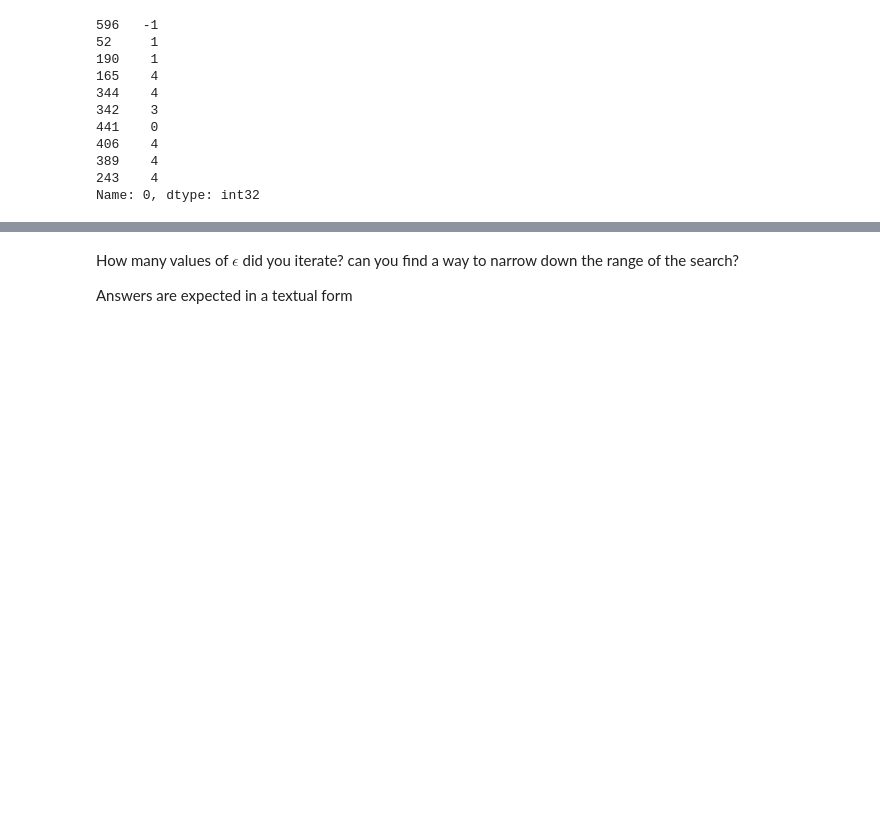
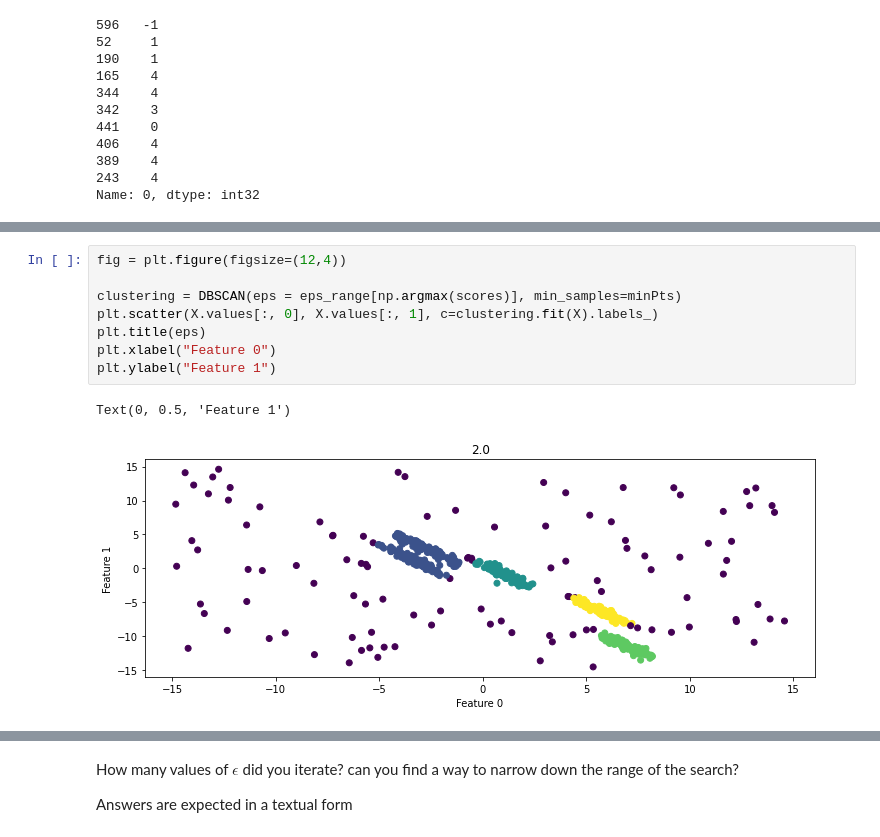
Before and after one commit to Shuaf98/y-data, a Jupyter notebook: ydata_unsupervised_learning/lecture2_advanced_clustering/HW2_Shua_hier_and_dbscan.ipynb, the cells around one changed output, grey strips where cells are left out. Drawn from its saved outputs; the diff is of its cells as text; blank space fills up the shorter version.

```diff
--- a/ydata_unsupervised_learning/lecture2_advanced_clustering/HW2_Shua_hier_and_dbscan.ipynb
+++ b/ydata_unsupervised_learning/lecture2_advanced_clustering/HW2_Shua_hier_and_dbscan.ipynb
@@ -424 +451,12 @@ Name: 0, dtype: int32
+# %%
+fig = plt.figure(figsize=(12,4))
+
+clustering = DBSCAN(eps = eps_range[np.argmax(scores)], min_samples=minPts)
+plt.scatter(X.values[:, 0], X.values[:, 1], c=clustering.fit(X).labels_)
+plt.title(eps)
+plt.xlabel("Feature 0")
+plt.ylabel("Feature 1")
+# %% [output]
+Text(0, 0.5, 'Feature 1')
+[figure, added]
 # %%
```
Also changed, not shown: parts of 12 cells of this notebook, 6 other files.
